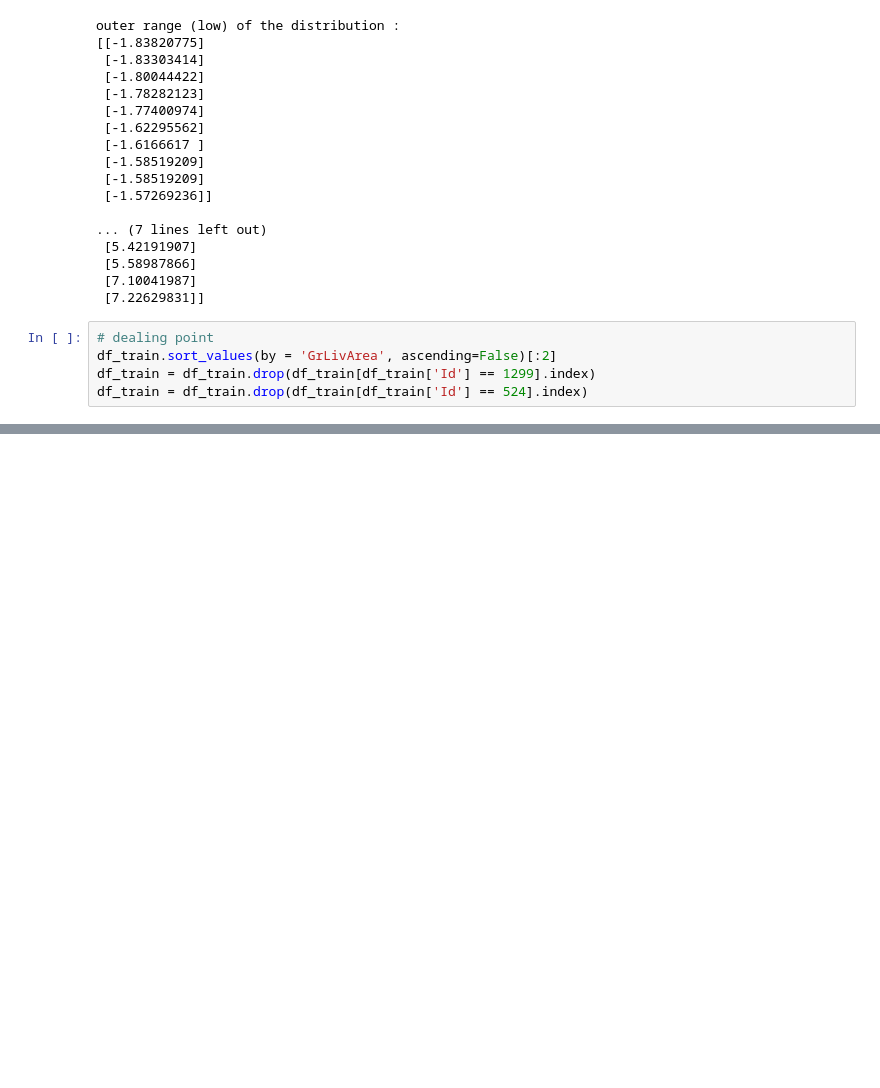
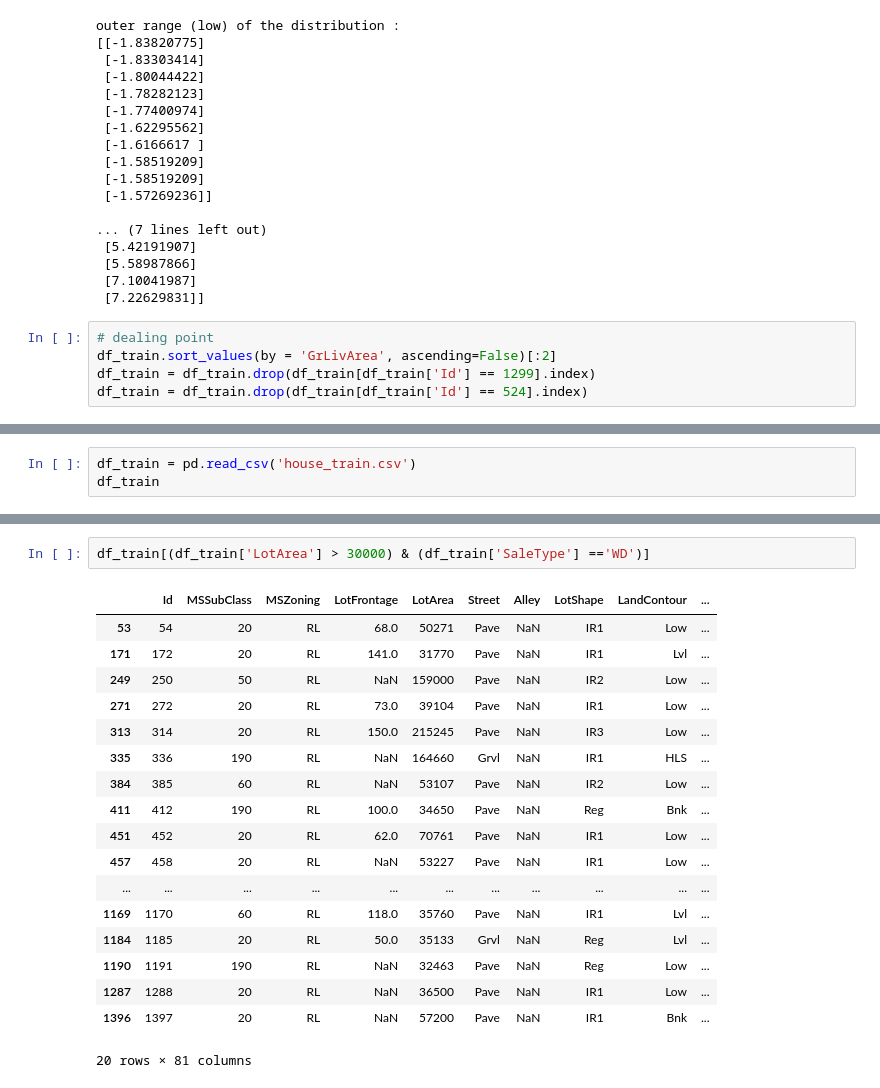
Before and after one commit to SeungHyeonHwang/DataScience, a Jupyter notebook: housePrices/kaggle_house_prices.ipynb, the cells around one changed output, grey strips where cells are left out. Cells and saved outputs as stored; diff of their text form; blank space fills up the shorter version.

```diff
--- a/housePrices/kaggle_house_prices.ipynb
+++ b/housePrices/kaggle_house_prices.ipynb
@@ -258 +258,4 @@ res = stats.probplot(df_train['SalePrice'], plot=plt)
 [figure]
+# %%
+df_train = pd.read_csv('house_train.csv')
+df_train
@@ -258,0 +292,21 @@ res = stats.probplot(df_train['SalePrice'], plot=plt)
+# %%
+df_train[(df_train['LotArea'] > 30000) & (df_train['SaleType'] =='WD')]
+# %% [output]
+|  | Id | MSSubClass | MSZoning | LotFrontage | LotArea | Street | Alley | LotShape | LandContour | ... |
+| 53 | 54 | 20 | RL | 68.0 | 50271 | Pave | NaN | IR1 | Low | ... |
+| 171 | 172 | 20 | RL | 141.0 | 31770 | Pave | NaN | IR1 | Lvl | ... |
+| 249 | 250 | 50 | RL | NaN | 159000 | Pave | NaN | IR2 | Low | ... |
+| 271 | 272 | 20 | RL | 73.0 | 39104 | Pave | NaN | IR1 | Low | ... |
+| 313 | 314 | 20 | RL | 150.0 | 215245 | Pave | NaN | IR3 | Low | ... |
+| 335 | 336 | 190 | RL | NaN | 164660 | Grvl | NaN | IR1 | HLS | ... |
+| 384 | 385 | 60 | RL | NaN | 53107 | Pave | NaN | IR2 | Low | ... |
+| 411 | 412 | 190 | RL | 100.0 | 34650 | Pave | NaN | Reg | Bnk | ... |
+| 451 | 452 | 20 | RL | 62.0 | 70761 | Pave | NaN | IR1 | Low | ... |
+| 457 | 458 | 20 | RL | NaN | 53227 | Pave | NaN | IR1 | Low | ... |
+| ... | ... | ... | ... | ... | ... | ... | ... | ... | ... | ... |
+| 1169 | 1170 | 60 | RL | 118.0 | 35760 | Pave | NaN | IR1 | Lvl | ... |
+| 1184 | 1185 | 20 | RL | 50.0 | 35133 | Grvl | NaN | Reg | Lvl | ... |
+| 1190 | 1191 | 190 | RL | NaN | 32463 | Pave | NaN | Reg | Low | ... |
+| 1287 | 1288 | 20 | RL | NaN | 36500 | Pave | NaN | IR1 | Low | ... |
+| 1396 | 1397 | 20 | RL | NaN | 57200 | Pave | NaN | IR1 | Bnk | ... |
+20 rows × 81 columns
```
Also changed, not shown: parts of 27 cells of this notebook.
